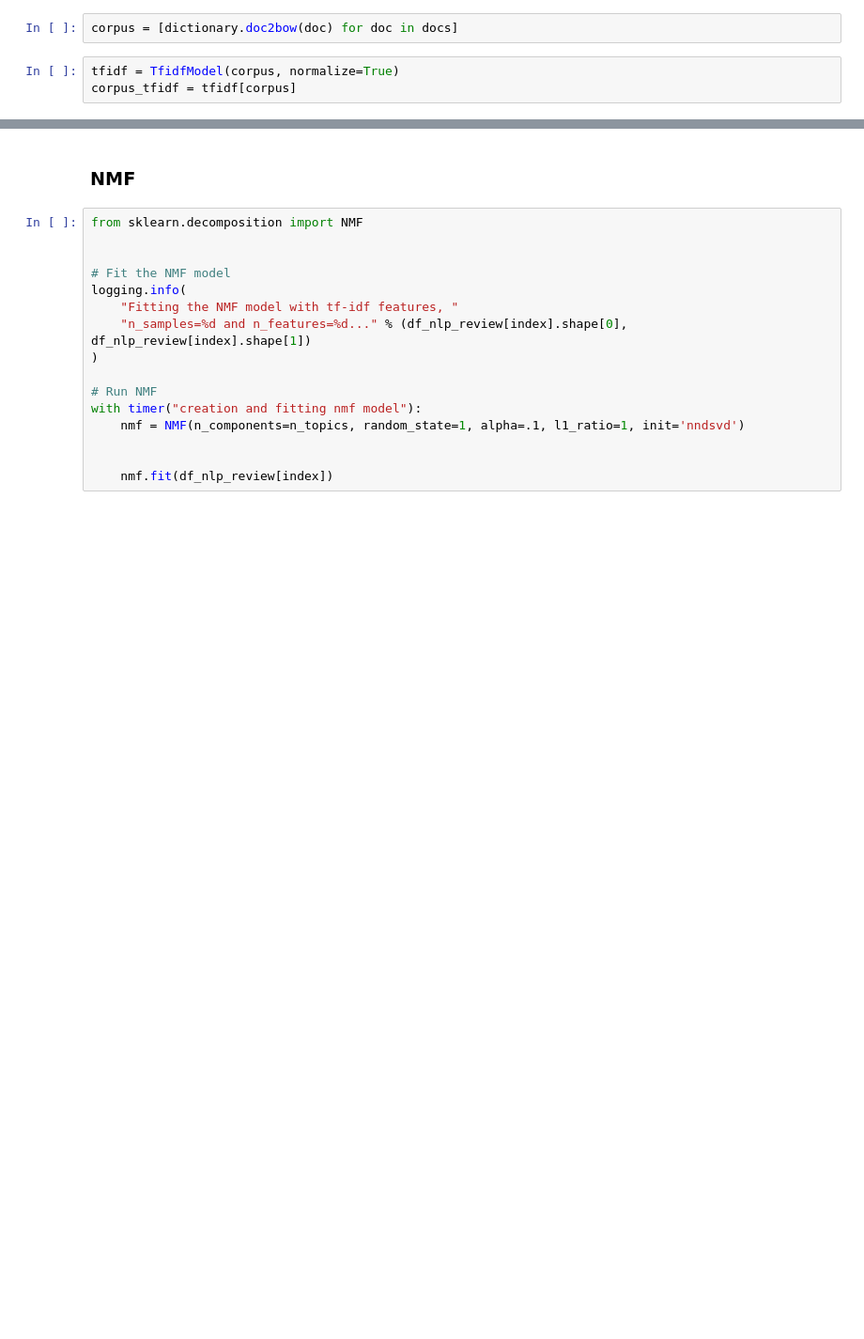
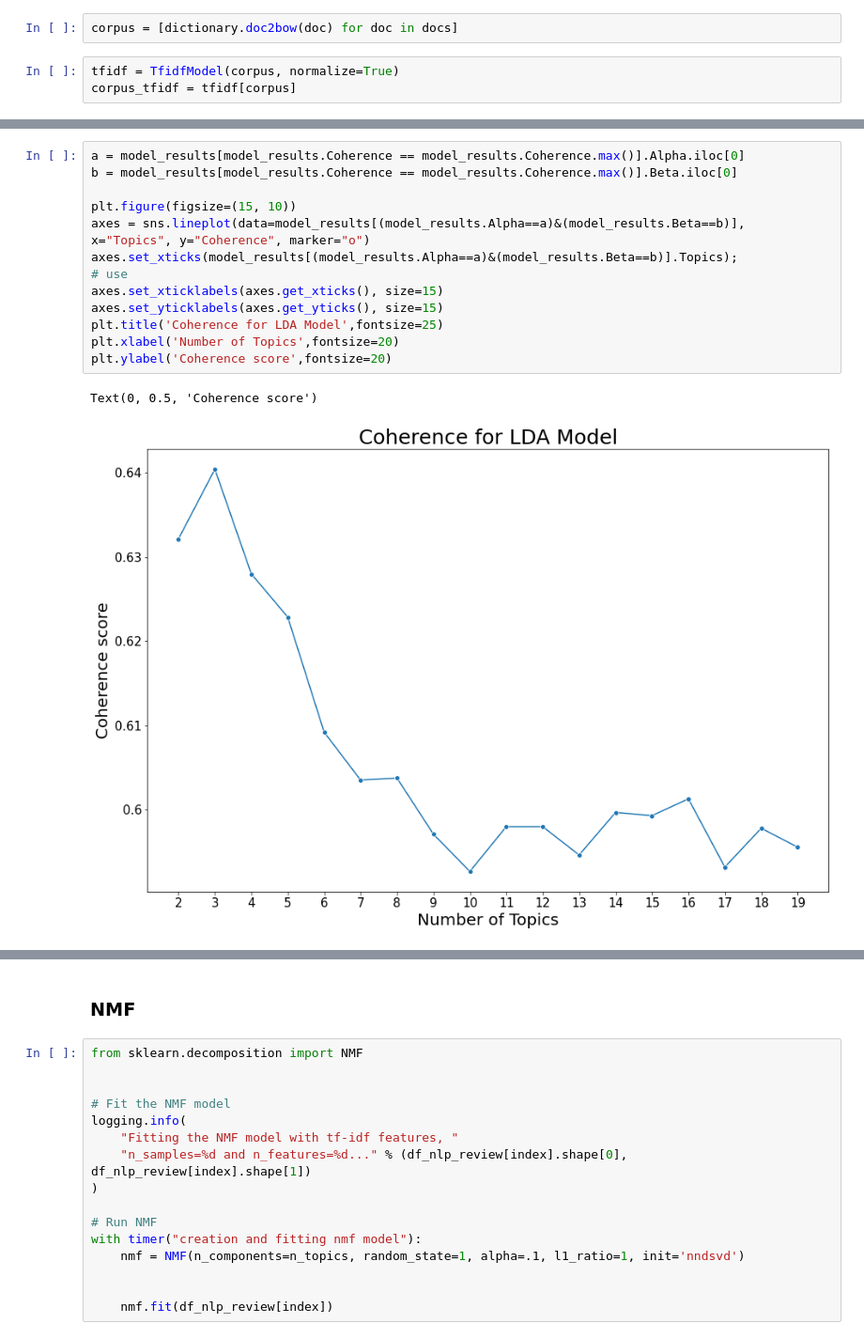
Before and after one commit to mbartcus/OC-projects, a Jupyter notebook: oc_6/Bartcus_Marius_2_notebook_062022.ipynb, the cells around one changed output, grey strips where cells are left out. Shown at 94% size. Saved outputs shown, nothing was run; the diff lists cells and outputs as text; blank space fills up the shorter version.

```diff
--- a/oc_6/Bartcus_Marius_2_notebook_062022.ipynb
+++ b/oc_6/Bartcus_Marius_2_notebook_062022.ipynb
@@ -767,3 +833,19 @@ pd.DataFrame(results_lda)
+# %%
+a = model_results[model_results.Coherence == model_results.Coherence.max()].Alpha.iloc[0]
+b = model_results[model_results.Coherence == model_results.Coherence.max()].Beta.iloc[0]
+
+plt.figure(figsize=(15, 10))
+axes = sns.lineplot(data=model_results[(model_results.Alpha==a)&(model_results.Beta==b)], x="Topics", y="Coherence", marker="o")
+axes.set_xticks(model_results[(model_results.Alpha==a)&(model_results.Beta==b)].Topics);
+# use
+axes.set_xticklabels(axes.get_xticks(), size=15)
+axes.set_yticklabels(axes.get_yticks(), size=15)
+plt.title('Coherence for LDA Model',fontsize=25)
+plt.xlabel('Number of Topics',fontsize=20)
+plt.ylabel('Coherence score',fontsize=20)
+# %% [output]
+Text(0, 0.5, 'Coherence score')
+[figure, added]
 # %%
 import pyLDAvis
 import pyLDAvis.gensim_models
```
Also changed, not shown: parts of 17 cells of this notebook, 3 other files.
